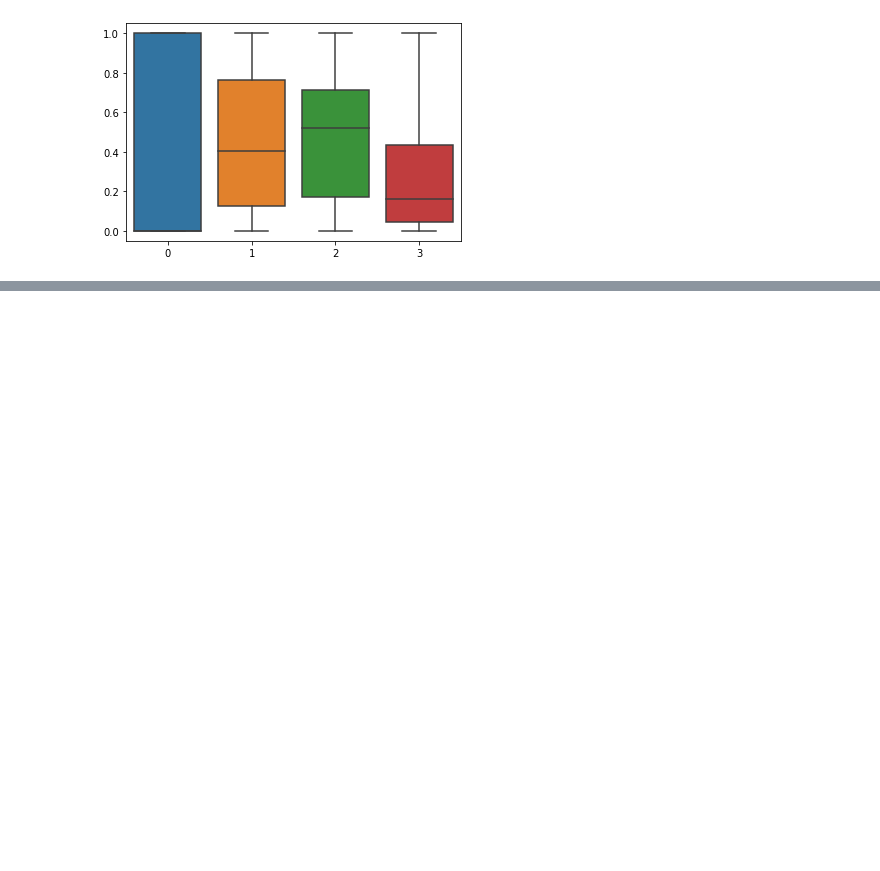
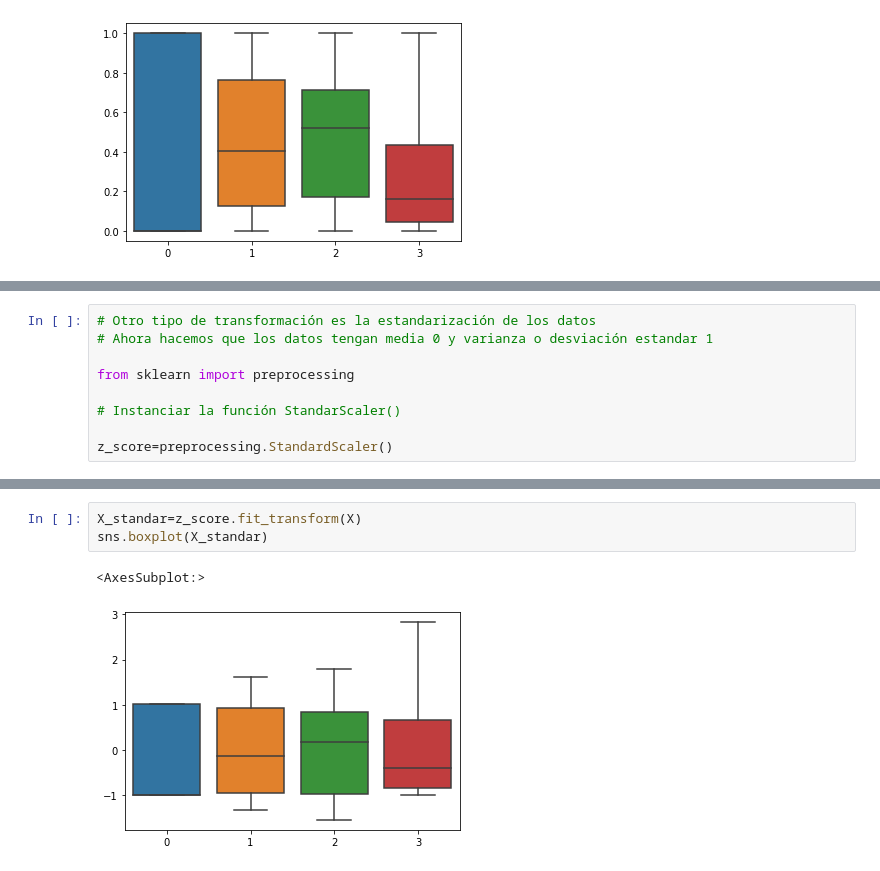
Before and after one commit to Albertuff/Machine-Learning, a Jupyter notebook: Modulo 1/clase 10 - Analisis exploratorio de datos.ipynb, the cells around one changed output, grey strips where cells are left out. Cells and saved outputs as stored; diff of their text form; blank space fills up the shorter version.

```diff
--- a/Modulo 1/clase 10 - Analisis exploratorio de datos.ipynb
+++ b/Modulo 1/clase 10 - Analisis exploratorio de datos.ipynb
@@ -426,0 +429,9 @@ sns.boxplot(X_01)
+# %%
+# Otro tipo de transformación es la estandarización de los datos
+# Ahora hacemos que los datos tengan media 0 y varianza o desviación estandar 1
+
+from sklearn import preprocessing
+
+# Instanciar la función StandarScaler()
+
+z_score=preprocessing.StandardScaler()
@@ -426,0 +450,6 @@ sns.boxplot(X_01)
+# %%
+X_standar=z_score.fit_transform(X)
+sns.boxplot(X_standar)
+# %% [output]
+<AxesSubplot:>
+[figure, added]
```
Also changed, not shown: parts of 3 cells of this notebook, 1 other file.
